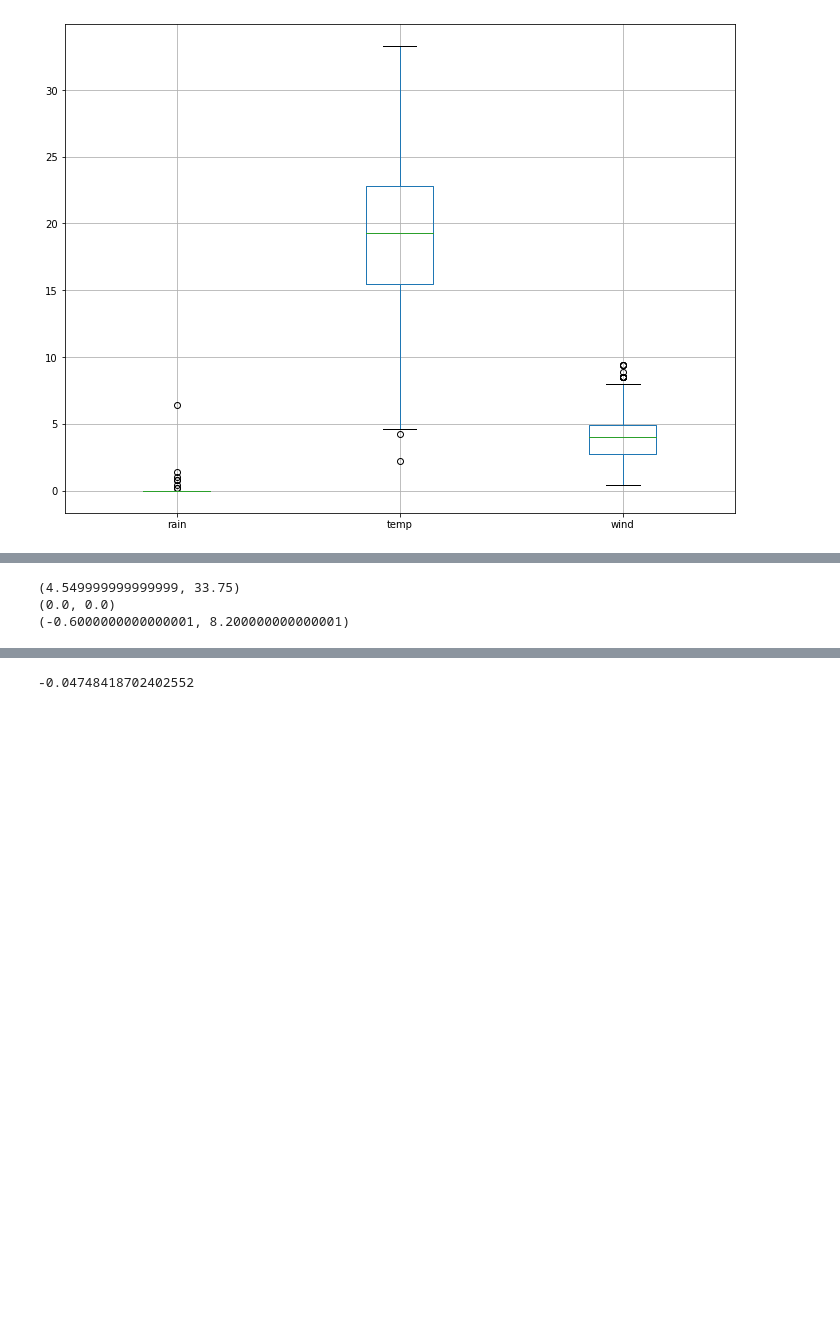
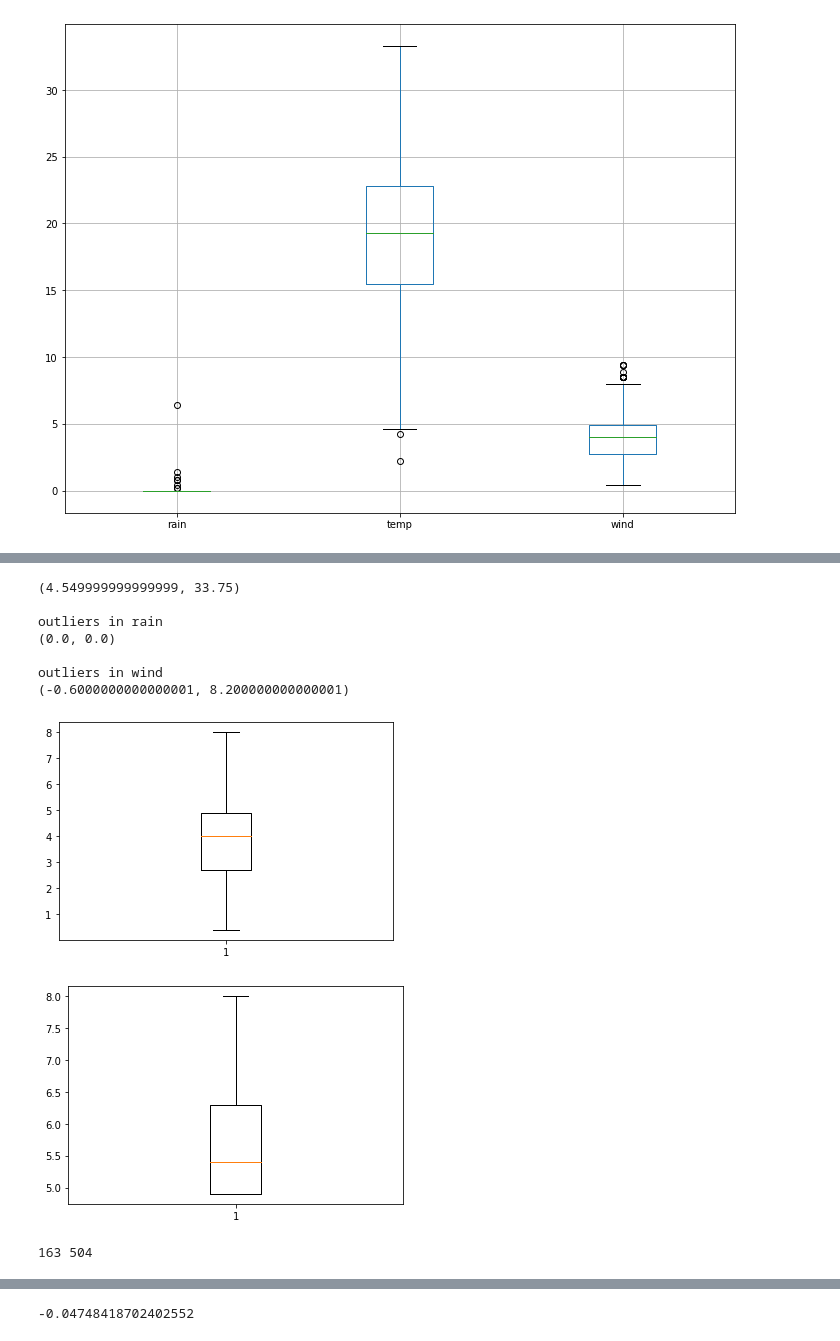
Before and after one commit to lkarjun/data-science-from-scratch, a Jupyter notebook: ChapterFive/Statistics.ipynb, the cells around one changed output, grey strips where cells are left out. Saved outputs shown, nothing was run; the diff lists cells and outputs as text; code cells hidden in the pictures; blank space fills up the shorter version.

Commit message:
Outlier fixed

```diff
--- a/ChapterFive/Statistics.ipynb
+++ b/ChapterFive/Statistics.ipynb
@@ -346,10 +347,34 @@ def checkoutlier(xs: List[float]) -> Tuple:
     return q1,q2
 
 
-print(checkoutlier(temp))
-print(checkoutlier(rain))
+print(checkoutlier(temp));print()
+print('outliers in rain')
+print(checkoutlier(rain));print()
+print('outliers in wind')
 print(checkoutlier(wind))
 # %% [output]
 (4.549999999999999, 33.75)
+
+outliers in rain
 (0.0, 0.0)
+
+outliers in wind
 (-0.6000000000000001, 8.200000000000001)
+# %%
+wind_fixed = list(wind)
+good_wind = [value for value in wind_fixed
+        if (value < 8.20) & (value > -0.60)
+        ]
+temp_fixed = list(temp)
+good_temp = [value1 for value1 in wind_fixed
+             if (value1 > 4.54) & (value1 < 8.200000000000001)]
+# %%
+plt.boxplot(good_wind)
+plt.show()
+plt.boxplot(good_temp)
+plt.show()
+print(len(good_temp), len(good_wind))
+# %% [output]
+[figure, added]
+[figure, added]
+163 504
```
Also changed, not shown: parts of 10 cells of this notebook.
